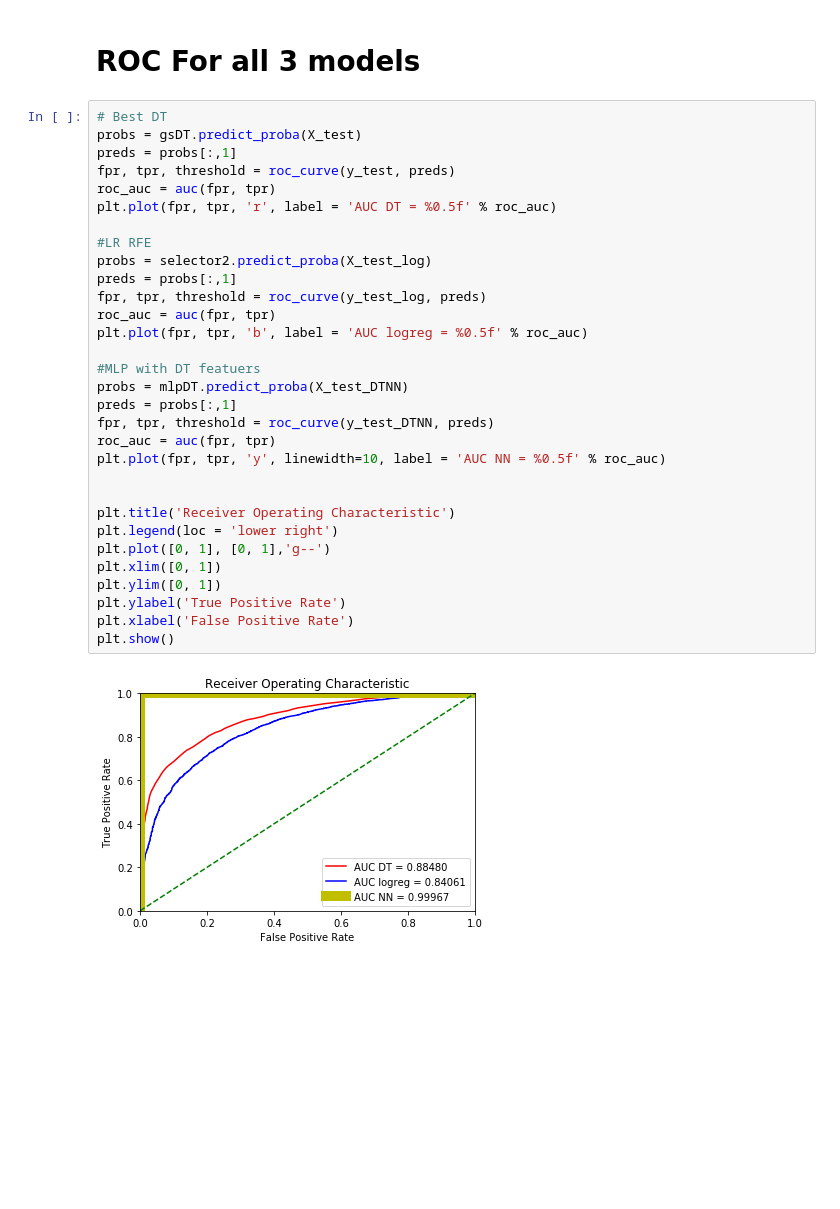
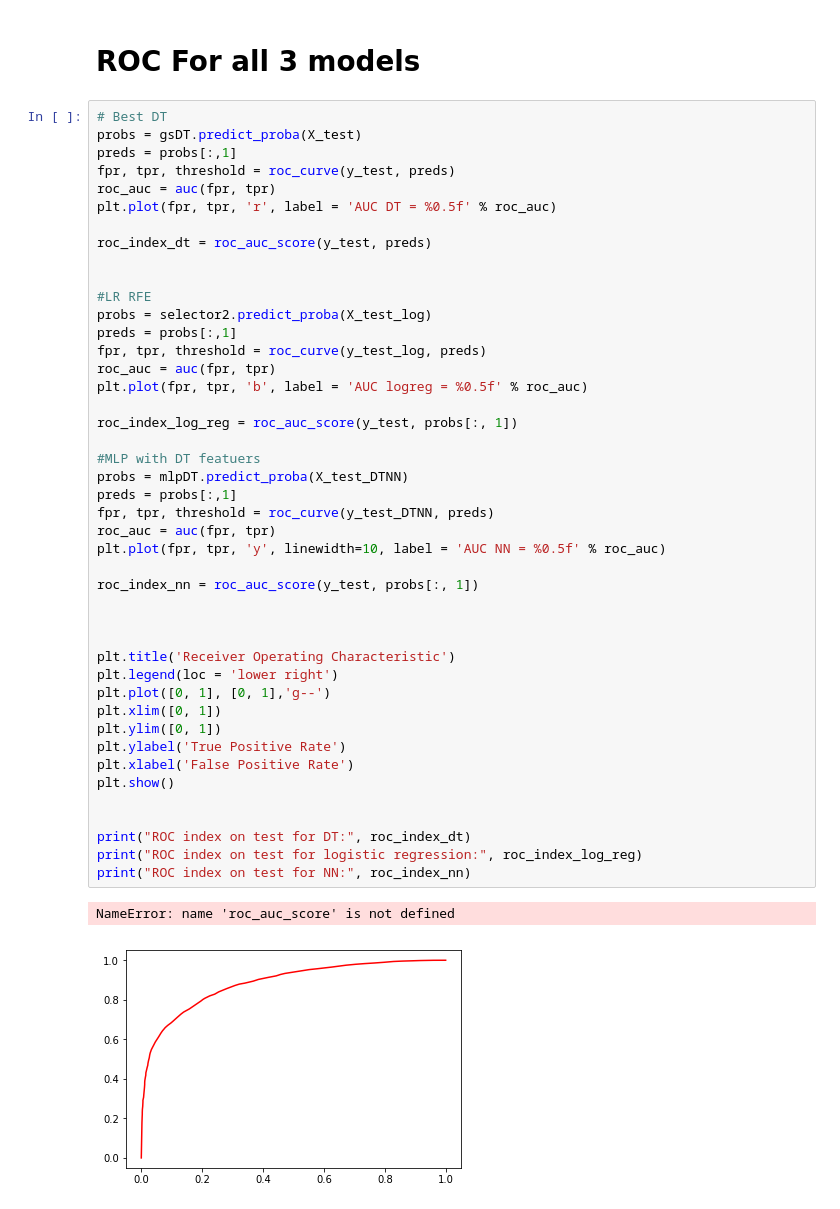
Before and after one commit to Wesleyzxc/DataMining, a Jupyter notebook: DMProj1.ipynb, the cells around one changed output. Drawn from its saved outputs; the diff is of its cells as text; blank space fills up the shorter version.

Commit message:
Added ROC index

```diff
--- a/DMProj1.ipynb
+++ b/DMProj1.ipynb
@@ -818,31 +818,45 @@ print("Best parameters of DT features on MLP: ", mlpDTGS.best_params_)
 probs = gsDT.predict_proba(X_test)
 preds = probs[:,1]
 fpr, tpr, threshold = roc_curve(y_test, preds)
 roc_auc = auc(fpr, tpr)
 plt.plot(fpr, tpr, 'r', label = 'AUC DT = %0.5f' % roc_auc)
 
+roc_index_dt = roc_auc_score(y_test, preds)
+
+
 #LR RFE
 probs = selector2.predict_proba(X_test_log)
 preds = probs[:,1]
 fpr, tpr, threshold = roc_curve(y_test_log, preds)
 roc_auc = auc(fpr, tpr)
 plt.plot(fpr, tpr, 'b', label = 'AUC logreg = %0.5f' % roc_auc)
 
+roc_index_log_reg = roc_auc_score(y_test, probs[:, 1])
+
 #MLP with DT featuers
 probs = mlpDT.predict_proba(X_test_DTNN)
 preds = probs[:,1]
 fpr, tpr, threshold = roc_curve(y_test_DTNN, preds)
 roc_auc = auc(fpr, tpr)
 plt.plot(fpr, tpr, 'y', linewidth=10, label = 'AUC NN = %0.5f' % roc_auc)
+
+roc_index_nn = roc_auc_score(y_test, probs[:, 1])
+
 
 
 plt.title('Receiver Operating Characteristic')
 plt.legend(loc = 'lower right')
 plt.plot([0, 1], [0, 1],'g--')
 plt.xlim([0, 1])
 plt.ylim([0, 1])
 plt.ylabel('True Positive Rate')
 plt.xlabel('False Positive Rate')
 plt.show()
+
+
+print("ROC index on test for DT:", roc_index_dt)
+print("ROC index on test for logistic regression:", roc_index_log_reg)
+print("ROC index on test for NN:", roc_index_nn)
 # %% [output]
+NameError: name 'roc_auc_score' is not defined
-[figure, old version]
+[figure, new version]
```
